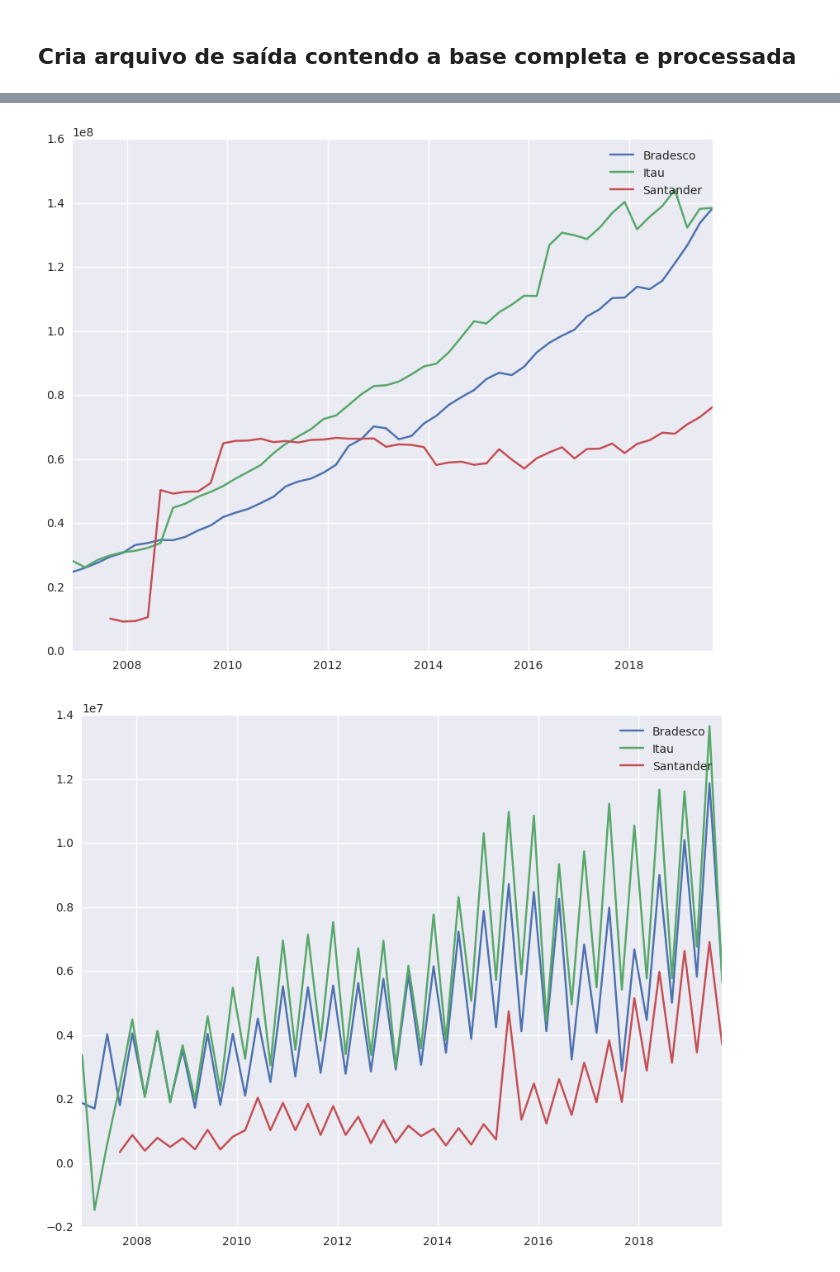
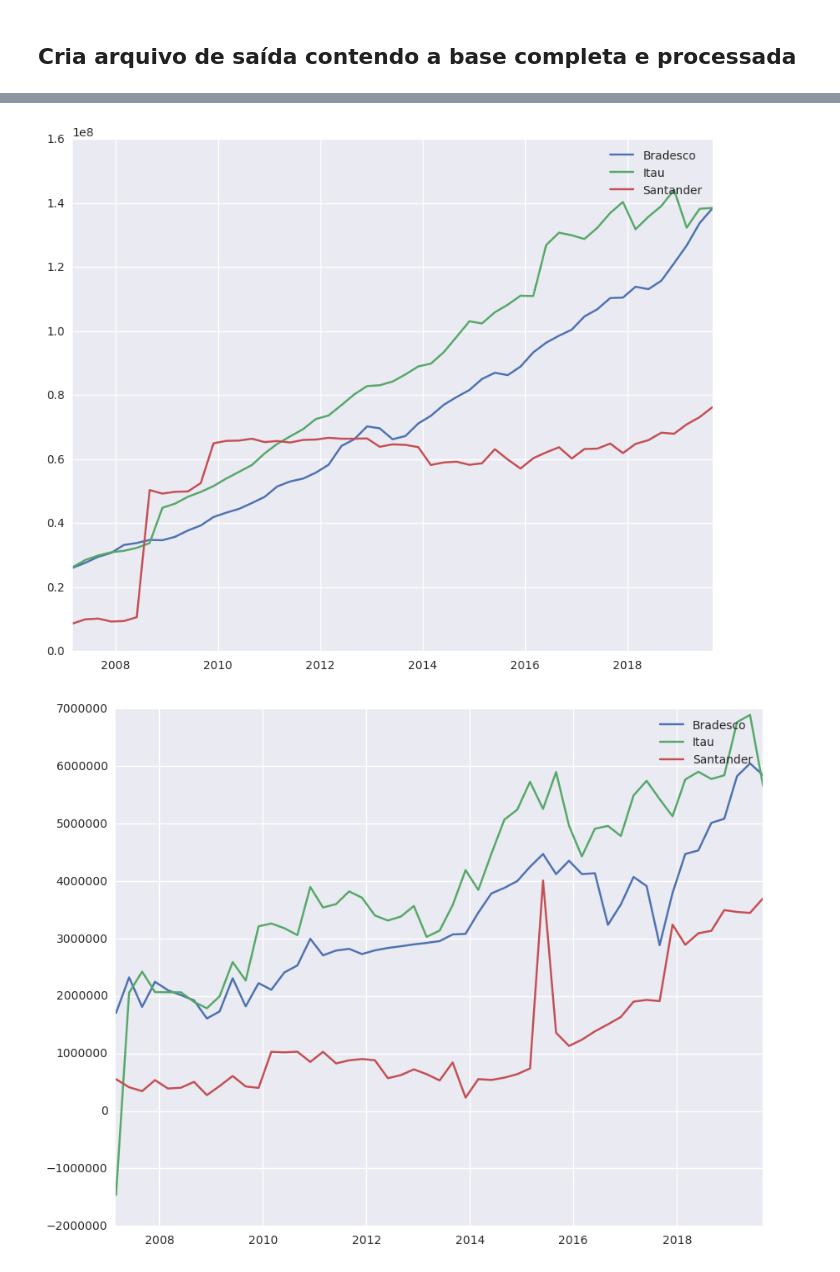
Before and after one commit to gpedote/informacoes_banco_central, a Jupyter notebook: banco_central.ipynb, the cells around one changed output, grey strips where cells are left out. Saved outputs shown, nothing was run; the diff lists cells and outputs as text; code cells hidden in the pictures.

Commit message:
Corrige problema com lucro líquido apontado pela @LedaGrasiele
Por algum motivo nos lucros do segundo e quarto semestre estão inclusos, respectivamente, os lucros do primeiro e terceiro semestre.

```diff
--- a/banco_central.ipynb
+++ b/banco_central.ipynb
@@ -82,0 +87,2 @@ df = pd.concat(dados)
+# %%
+df.loc[df['inst_finan'] == 'SANTANDER BANESPA', 'inst_finan'] = 'SANTANDER'
@@ -83,3 +93,22 @@ df = pd.concat(dados)
+# %%
+# Remove todas as séries que não estão completas ou que tem lucro líquido missing
+qtd_meses_serie = len(np.unique(df['data']))
+df = df.dropna(subset=['lucro_liquido'])
+inst_com_serie_completa = df['inst_finan'].value_counts() == qtd_meses_serie
+df = df[df['inst_finan'].isin(inst_com_serie_completa[lambda x: x].keys())]
+# %%
+UM_TRIMESTRE = 3
+SEGUNDO_TRIMESTRE = 6
+QUARTO_TRIMESTRE = 12
+pivotagem = df.pivot(index='inst_finan', columns='data', values='lucro_liquido')
+for col in pivotagem.columns:
+    if col.month in [SEGUNDO_TRIMESTRE, QUARTO_TRIMESTRE]:
+        pivotagem[col] = pivotagem[col] - pivotagem[datetime.datetime(col.year, col.month - UM_TRIMESTRE, 1)]
+
+lucro_liquido_corrigido = pd.melt(pivotagem.reset_index(), id_vars='inst_finan',
+                                  value_vars=pivotagem.columns.tolist(),
+                                  value_name='lucro_liquido_corrigido')
+df = df.merge(lucro_liquido_corrigido, on=['inst_finan', 'data'], how='inner')
 # %% [markdown]
 ## Cria arquivo de saída contendo a base completa e processada
 # %%
@@ -121,18 +150,18 @@ plt.plot(santander['data'], santander['patr_liquido'], label='Santander')
 plt.legend()
 plt.show()
 # %% [output]
-[figure, old version]
+[figure, new version]
 # %%
 fig, ax = plt.subplots(figsize = (10, 8))
 
-plt.plot(bradesco['data'], bradesco['lucro_liquido'], label='Bradesco')
-plt.plot(itau['data'], itau['lucro_liquido'], label='Itau')
-plt.plot(santander['data'], santander['lucro_liquido'], label='Santander')
+plt.plot(bradesco['data'], bradesco['lucro_liquido_corrigido'], label='Bradesco')
+plt.plot(itau['data'], itau['lucro_liquido_corrigido'], label='Itau')
+plt.plot(santander['data'], santander['lucro_liquido_corrigido'], label='Santander')
 
 plt.legend()
 plt.show()
 # %% [output]
-[figure, old version]
+[figure, new version]
 # %%
 fig, ax = plt.subplots(figsize = (10, 8))
 
```
Also changed, not shown: parts of 6 cells of this notebook.
